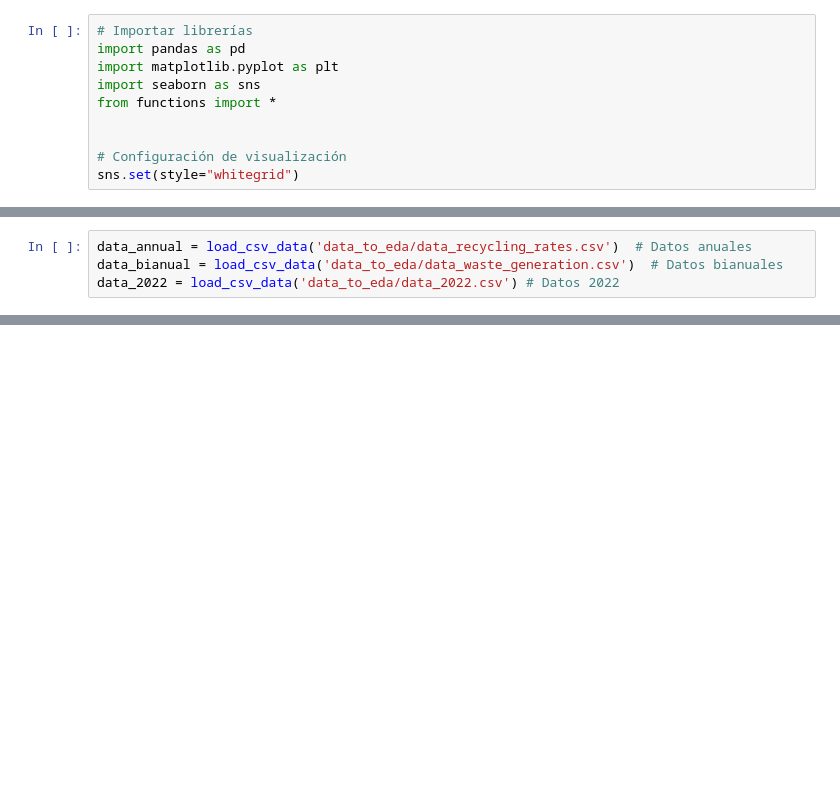
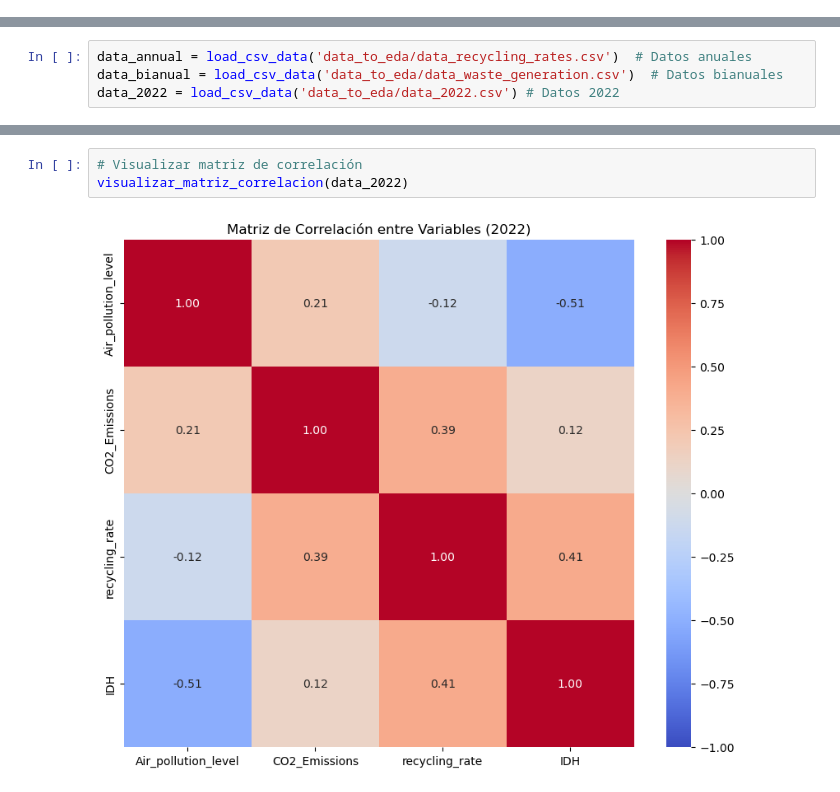
Before and after one commit to LOA395/Project-week3, a Jupyter notebook: EDA.ipynb, the cells around one changed output, grey strips where cells are left out. Cells and saved outputs as stored; diff of their text form; blank space fills up the shorter version.

```diff
--- a/EDA.ipynb
+++ b/EDA.ipynb
@@ -21,13 +21,3 @@ Este notebook realiza el análisis exploratorio de datos (EDA) para el proyecto
 En el contexto de este proyecto, el IDH se utilizará para comparar los niveles de desarrollo humano de diferentes países europeos con las tasas de reciclaje, generación de residuos, emisiones de CO2 y niveles de contaminación del aire. La comparación permitirá analizar si existe una relación entre el desarrollo humano y estos indicadores ambientales.
 # %% [markdown]
 Primero, importamos las librerías necesarias y definimos las funciones que usaremos a lo largo del análisis.
-# %%
-# Importar librerías
-import pandas as pd
-import matplotlib.pyplot as plt
-import seaborn as sns
-from functions import *
-
-
-# Configuración de visualización
-sns.set(style="whitegrid")
@@ -41,0 +58,5 @@ data_2022 = load_csv_data('data_to_eda/data_2022.csv') # Datos 2022
+# %%
+# Visualizar matriz de correlación
+visualizar_matriz_correlacion(data_2022)
+# %% [output]
+[figure, added]
```
Also changed, not shown: parts of 12 cells of this notebook, 1 other file.
